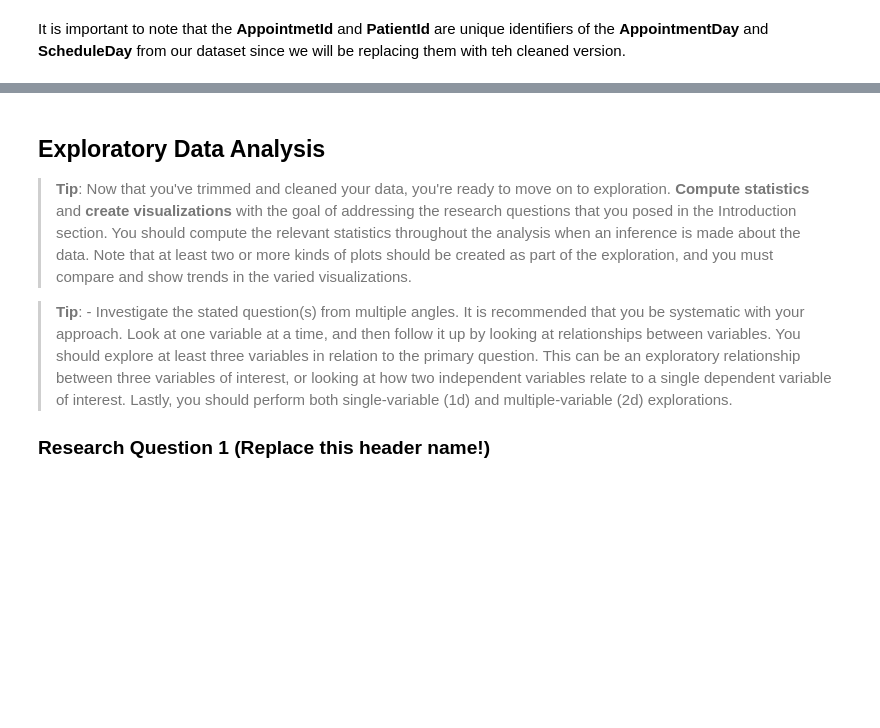
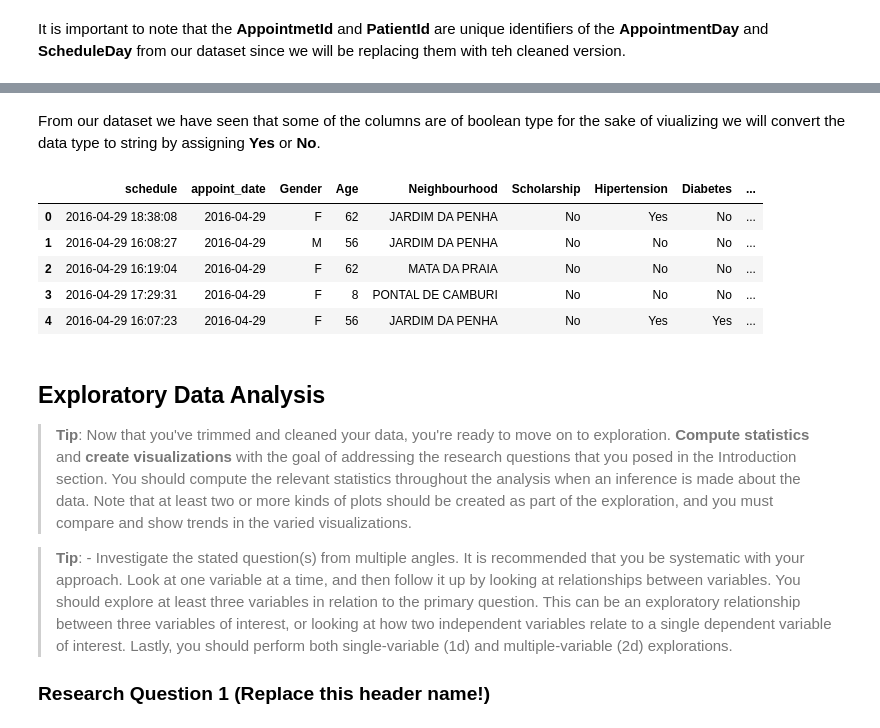
Before and after one commit to MokuaEnock/Appointments-Analysis, a Jupyter notebook: files/Investigate_a_Dataset.ipynb, the cells around one changed output, grey strips where cells are left out. Saved outputs shown, nothing was run; the diff lists cells and outputs as text; code cells hidden in the pictures; blank space fills up the shorter version.

```diff
--- a/files/Investigate_a_Dataset.ipynb
+++ b/files/Investigate_a_Dataset.ipynb
@@ -269,3 +259,16 @@ df_comp.head(10)
+# %% [markdown]
+From our dataset we have seen that some of the columns are of boolean type for the sake of viualizing we will convert the data type to string by assigning **Yes** or **No**.
+# %%
+df_comp1 = df_comp.replace(0, "No")
+df_comp2 = df_comp1.replace(1, "Yes")
+df_comp2.head()
+# %% [output]
+|  | schedule | appoint_date | Gender | Age | Neighbourhood | Scholarship | Hipertension | Diabetes | ... |
+| 0 | 2016-04-29 18:38:08 | 2016-04-29 | F | 62 | JARDIM DA PENHA | No | Yes | No | ... |
+| 1 | 2016-04-29 16:08:27 | 2016-04-29 | M | 56 | JARDIM DA PENHA | No | No | No | ... |
+| 2 | 2016-04-29 16:19:04 | 2016-04-29 | F | 62 | MATA DA PRAIA | No | No | No | ... |
+| 3 | 2016-04-29 17:29:31 | 2016-04-29 | F | 8 | PONTAL DE CAMBURI | No | No | No | ... |
+| 4 | 2016-04-29 16:07:23 | 2016-04-29 | F | 56 | JARDIM DA PENHA | No | Yes | Yes | ... |
 # %% [markdown]
 <a id='eda'></a>
 ## Exploratory Data Analysis
```
Also changed, not shown: parts of 9 cells of this notebook.
